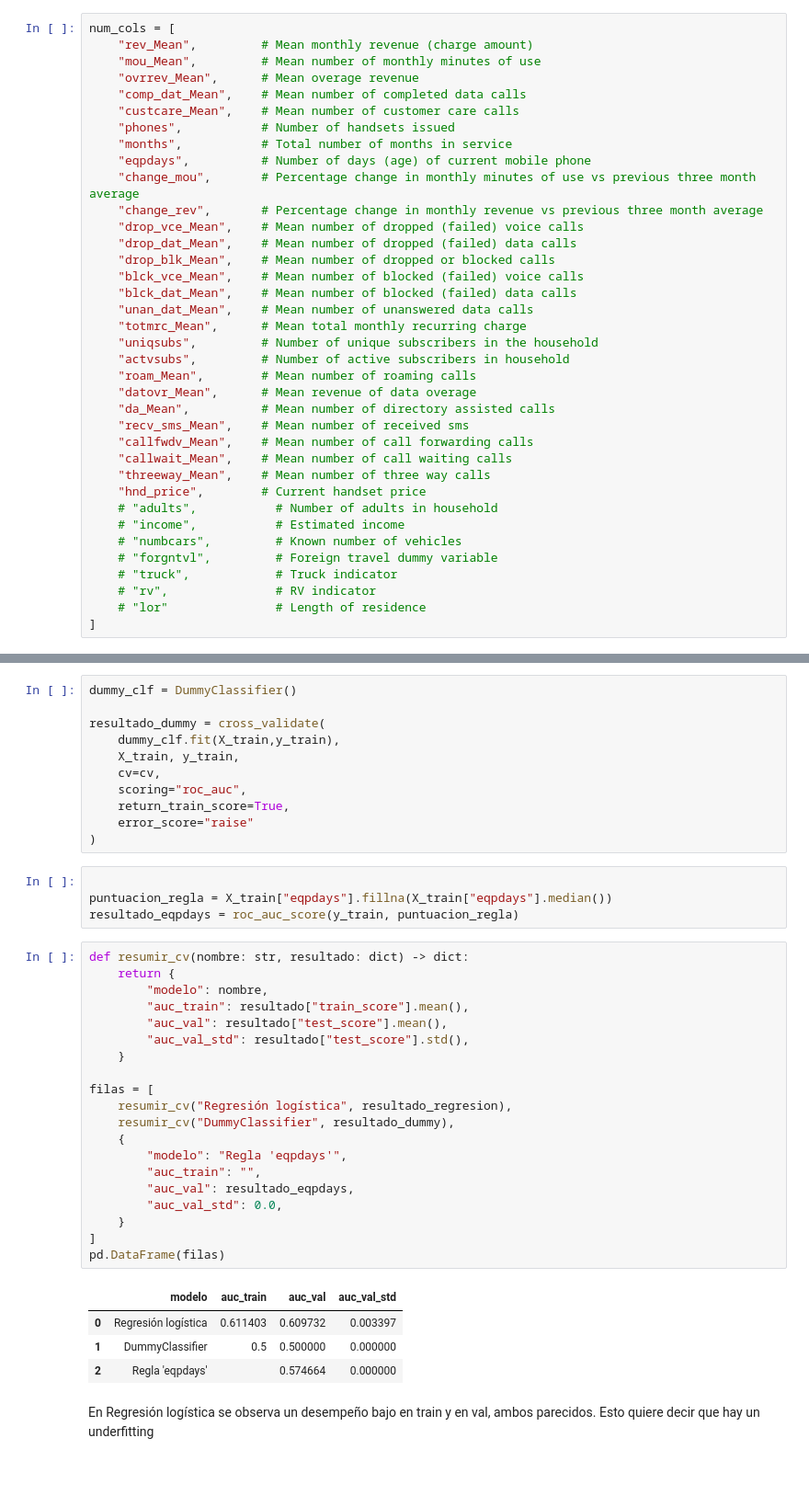
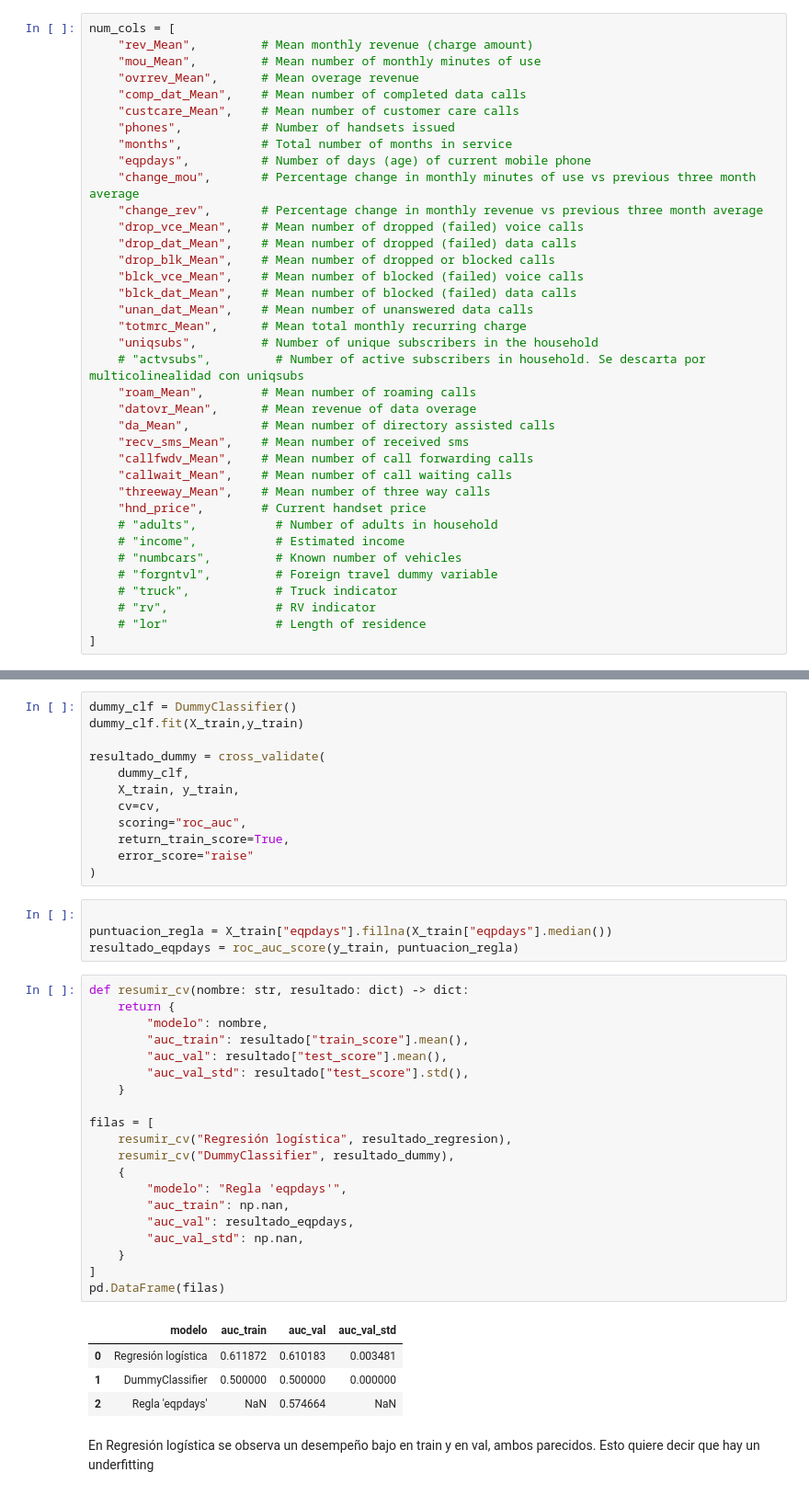
Before and after one commit to DpalaciosR20/churn-sdg, a Jupyter notebook: notebooks/03_baseline.ipynb, the cells around one changed output, grey strips where cells are left out. Shown at 92% size. Saved outputs shown, nothing was run; the diff lists cells and outputs as text.

```diff
--- a/notebooks/03_baseline.ipynb
+++ b/notebooks/03_baseline.ipynb
@@ -41,7 +44,7 @@ num_cols = [
     "unan_dat_Mean",    # Mean number of unanswered data calls
     "totmrc_Mean",      # Mean total monthly recurring charge
     "uniqsubs",         # Number of unique subscribers in the household
-    "actvsubs",         # Number of active subscribers in household
+    # "actvsubs",         # Number of active subscribers in household. Se descarta por multicolinealidad con uniqsubs
     "roam_Mean",        # Mean number of roaming calls
     "datovr_Mean",      # Mean revenue of data overage
     "da_Mean",          # Mean number of directory assisted calls
@@ -115,9 +118,10 @@ resultado_regresion = cross_validate(
 )
 # %%
 dummy_clf = DummyClassifier()
+dummy_clf.fit(X_train,y_train)
 
 resultado_dummy = cross_validate(
-    dummy_clf.fit(X_train,y_train),
+    dummy_clf,
     X_train, y_train,
     cv=cv,
     scoring="roc_auc",
@@ -131,28 +135,28 @@ resultado_eqpdays = roc_auc_score(y_train, puntuacion_regla)
 # %%
 def resumir_cv(nombre: str, resultado: dict) -> dict:
     return {
         "modelo": nombre,
         "auc_train": resultado["train_score"].mean(),
         "auc_val": resultado["test_score"].mean(),
         "auc_val_std": resultado["test_score"].std(),
     }
 
 filas = [
     resumir_cv("Regresión logística", resultado_regresion),
     resumir_cv("DummyClassifier", resultado_dummy),
     {
         "modelo": "Regla 'eqpdays'",
-        "auc_train": "",
+        "auc_train": np.nan,
         "auc_val": resultado_eqpdays,
-        "auc_val_std": 0.0,
+        "auc_val_std": np.nan,
     }
 ]
 pd.DataFrame(filas)
 # %% [output]
 |  | modelo | auc_train | auc_val | auc_val_std |
-| 0 | Regresión logística | 0.611403 | 0.609732 | 0.003397 |
-| 1 | DummyClassifier | 0.5 | 0.500000 | 0.000000 |
-| 2 | Regla 'eqpdays' |  | 0.574664 | 0.000000 |
+| 0 | Regresión logística | 0.611872 | 0.610183 | 0.003481 |
+| 1 | DummyClassifier | 0.500000 | 0.500000 | 0.000000 |
+| 2 | Regla 'eqpdays' | NaN | 0.574664 | NaN |
 # %% [markdown]
 En Regresión logística se observa un desempeño bajo en train y en val, ambos parecidos. Esto quiere decir que hay un underfitting
 # %%
```
Also changed, not shown: parts of 15 cells of this notebook, 2 other files.
